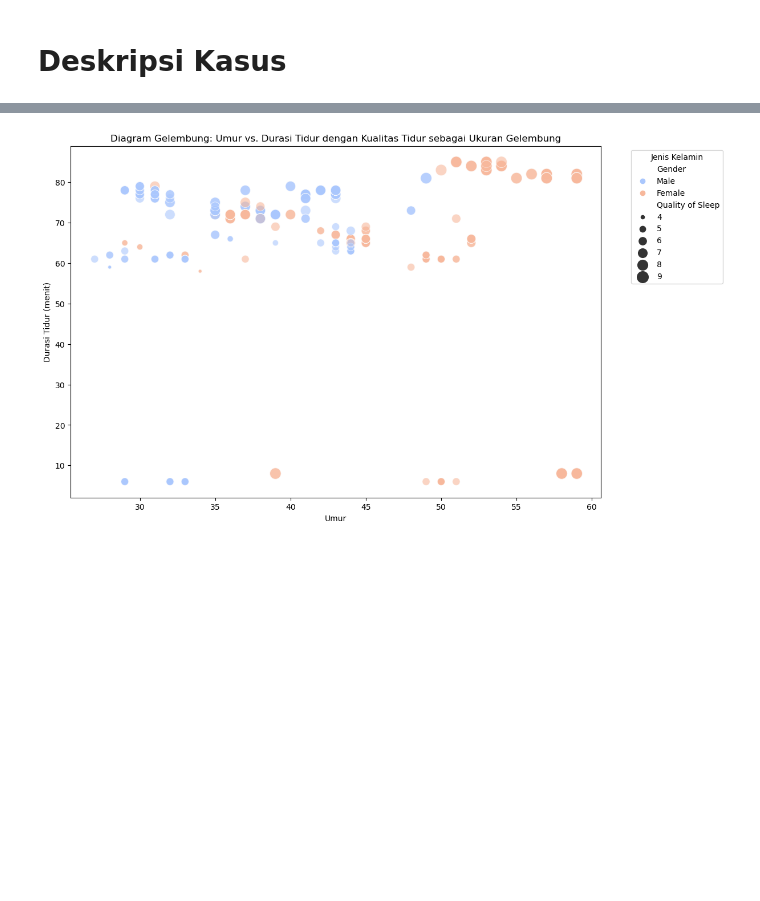
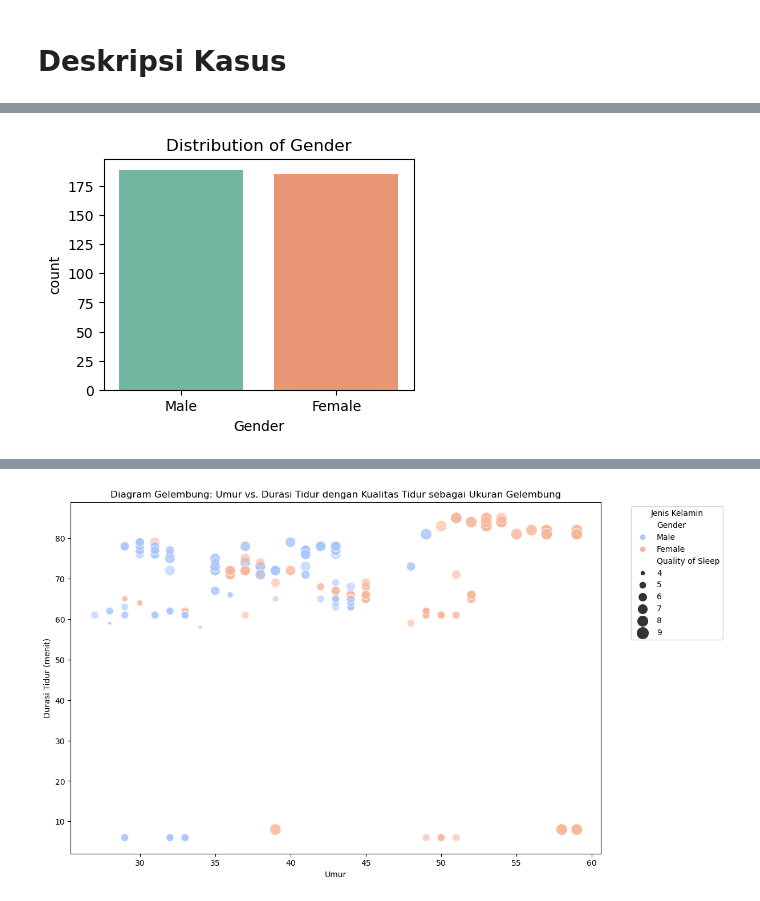
Before and after one commit to mutiarasamosir/Data-Analisis-Eksploratif, a Jupyter notebook: Analisis Sleep Health and Lifestye Dataset .ipynb, the cells around one changed output, grey strips where cells are left out. Cells and saved outputs as stored; diff of their text form; code cells hidden in the pictures; blank space fills up the shorter version.

```diff
--- a/Analisis Sleep Health and Lifestye Dataset .ipynb
+++ b/Analisis Sleep Health and Lifestye Dataset .ipynb
@@ -66,0 +52,92 @@ Male            78.846154    21.153846
+# %%
+import matplotlib.pyplot as plt
+import seaborn as sns
+import pandas as pd
+
+
+
+# Visualisasi 1: Gender
+plt.figure(figsize=(4, 3))
+sns.countplot(x='Gender', data=df, palette='Set2')
+plt.title('Distribution of Gender')
+plt.show()
+
+# Visualisasi 2: Age
+plt.figure(figsize=(6, 4))
+sns.histplot(df['Age'], bins=10, color='skyblue')
+plt.title('Age Distribution')
+plt.xlabel('Age')
+plt.ylabel('Frequency')
+plt.show()
+
+# Visualisasi 3: Sleep Duration
+plt.figure(figsize=(4, 3))
+sns.boxplot(x='Sleep Duration', data=df, color='lightgreen')
+plt.title('Sleep Duration Distribution')
+plt.show()
+
+# Visualisasi 4: Quality of Sleep
+plt.figure(figsize=(6, 4))
+sns.histplot(df['Quality of Sleep'], bins=10, color='lightcoral')
+plt.title('Quality of Sleep Distribution')
+plt.xlabel('Quality of Sleep (1-10)')
+plt.ylabel('Frequency')
+plt.show()
+
+# Visualisasi 5: Physical Activity Level
+plt.figure(figsize=(6, 4))
+sns.histplot(df['Physical Activity Level'], bins=10, color='lightblue')
+plt.title('Physical Activity Level Distribution')
+plt.xlabel('Physical Activity Level (minutes/day)')
+plt.ylabel('Frequency')
+plt.show()
+
+# Visualisasi 6: Stress Level
+plt.figure(figsize=(6, 4))
+sns.histplot(df['Stress Level'], bins=10, color='lightgray')
+plt.title('Stress Level Distribution')
+plt.xlabel('Stress Level (1-10)')
+plt.ylabel('Frequency')
+plt.show()
+
+# Visualisasi 7: BMI Category
+plt.figure(figsize=(6, 4))
+sns.countplot(x='BMI Category', data=df, palette='muted')
+plt.title('BMI Category Distribution')
+plt.xlabel('BMI Category')
+plt.ylabel('Count')
+plt.show()
+
+# Visualisasi 8: Blood Pressure
+df[['Systolic', 'Diastolic']] = df['Blood Pressure'].str.split('/', expand=True)
+df['Systolic'] = df['Systolic'].astype(int)
+df['Diastolic'] = df['Diastolic'].astype(int)
+
+plt.figure(figsize=(4, 3))
+sns.scatterplot(x='Systolic', y='Diastolic', data=df, color='orange')
+plt.title('Scatter Plot of Blood Pressure (Systolic vs Diastolic)')
+plt.show()
+
+# Visualisasi 9: Heart Rate
+plt.figure(figsize=(6, 4))
+sns.histplot(df['Heart Rate'], bins=10, color='purple')
+plt.title('Heart Rate Distribution')
+plt.xlabel('Heart Rate (bpm)')
+plt.ylabel('Frequency')
+plt.show()
+
+# Visualisasi 10: Daily Steps
+plt.figure(figsize=(6, 4))
+sns.histplot(df['Daily Steps'], bins=10, color='salmon')
+plt.title('Daily Steps Distribution')
+plt.xlabel('Daily Steps')
+plt.ylabel('Frequency')
+plt.show()
+
+# Visualisasi 11: Sleep Disorder
+plt.figure(figsize=(4, 3))
+sns.countplot(x='Sleep Disorder', data=df, palette='Set1')
+plt.title('Distribution of Sleep Disorders')
+plt.show()
+# %% [output]
+[figure, added]
```
Also changed, not shown: parts of 5 cells of this notebook.
